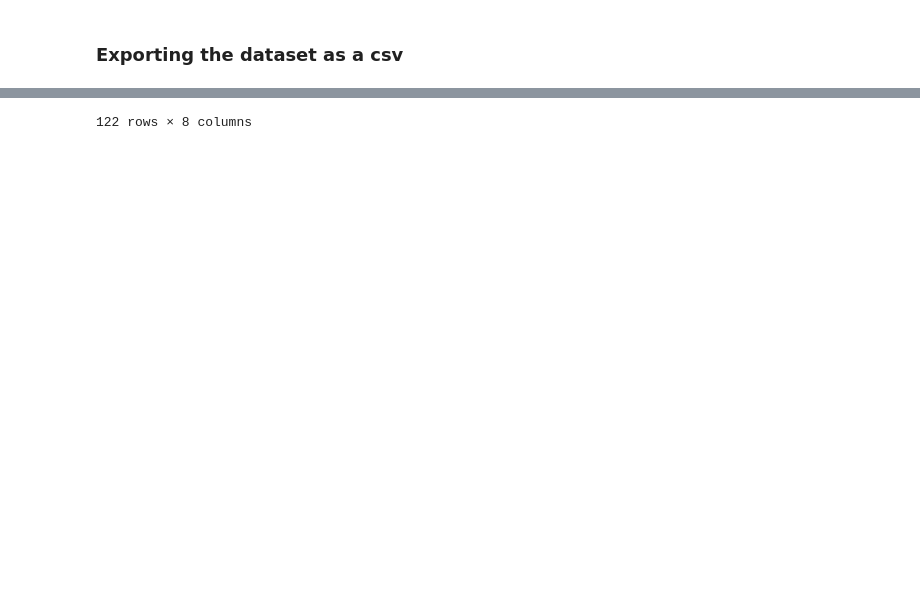
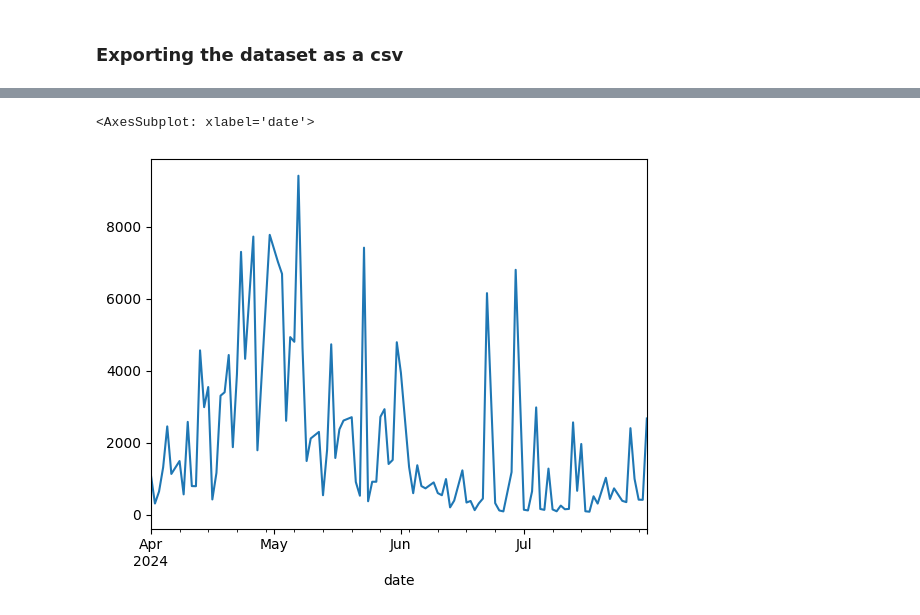
Before and after one commit to fletchmur/riot-modeling, a Jupyter notebook: data_cleaning.ipynb, the cells around one changed output, grey strips where cells are left out. Cells and saved outputs as stored; diff of their text form; code cells hidden in the pictures; blank space fills up the shorter version.

```diff
--- a/data_cleaning.ipynb
+++ b/data_cleaning.ipynb
@@ -122,3 +136,4 @@ crowd_data.to_csv("palprot24.csv")
 # %%
-data = pd.read_csv("palprot24.csv", index_col=0)
+crowd_data = pd.read_csv("palprot24.csv", index_col=0, parse_dates=True)
+crowd_data['size_mean'].plot()
 # %% [output]
@@ -138 +140,2 @@ data = pd.read_csv("palprot24.csv", index_col=0)
-122 rows × 8 columns
+<AxesSubplot: xlabel='date'>
+[figure, added]
```
Also changed, not shown: parts of 8 cells of this notebook, 2 other files.
